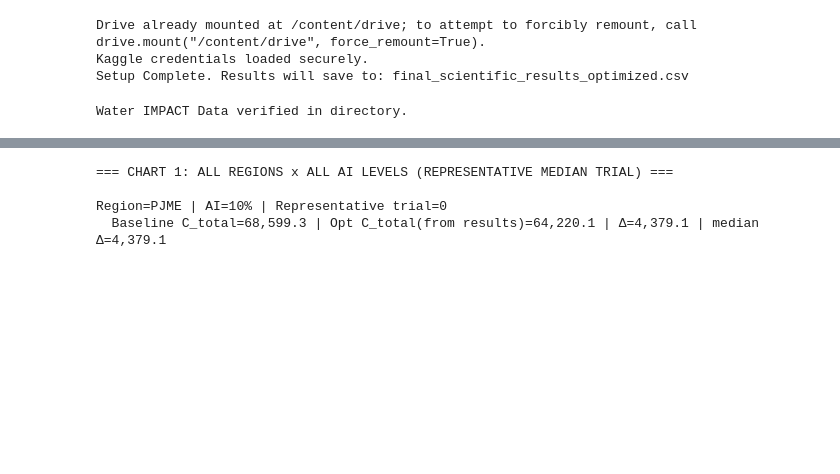
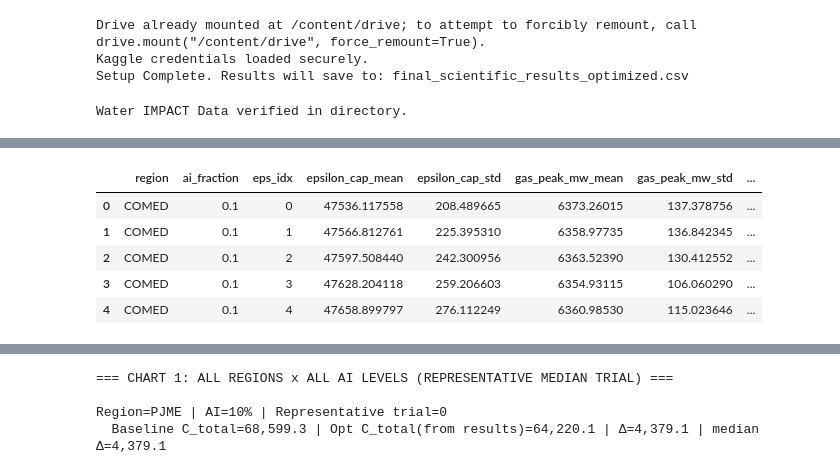
Before and after one commit to revak18/science_fair_2026, a Jupyter notebook: science_fair_2026_test.ipynb, the cells around one changed output, grey strips where cells are left out. Drawn from its saved outputs; the diff is of its cells as text; code cells hidden in the pictures; blank space fills up the shorter version.

```diff
--- a/science_fair_2026_test.ipynb
+++ b/science_fair_2026_test.ipynb
@@ -19,10 +19,10 @@ for d in [BASE_DIR, HOURLY_LOAD_DIR, WATER_IMPACT_DIR]:
     os.makedirs(d, exist_ok=True)
 
 # 2. GLOBAL STUDY PARAMETERS
-REGIONS = ["PJME"]               # Region for study
+REGIONS = ["PJME","COMED"]               # Region for study
 #REGIONS = ["PJME", "COMED", "AEP", "DAYTON", "DOM"]
-AI_LOAD_LEVELS = [0.10]     # High load level to ensure visible impact
-N_TRIALS = 5                     # High trials for statistical robustness
+AI_LOAD_LEVELS = [0.10, 0.20, 0.30]     # High load level to ensure visible impact
+N_TRIALS = 2                     # High trials for statistical robustness
 HORIZON_HOURS = 48               # 48h window for job flexibility
 PLANT_SIZE_MW = 500.0            # Benchmark for "Plants Saved" metric
 DROUGHT_FACTOR = 1.0             # 1.0 = Normal, 1.2+ = Drought
@@ -727,0 +1079,36 @@ Success! Scientific results saved to: final_scientific_results_optimized.csv
+# %%
+out.groupby(["region","ai_fraction","eps_idx"]).size().head(20)
+summary = (out.groupby(["region","ai_fraction","eps_idx"])
+  .agg(
+    epsilon_cap_mean=("epsilon_water_cap","mean"),
+    epsilon_cap_std =("epsilon_water_cap","std"),
+
+    # MILP outcomes (absolute)
+    gas_peak_mw_mean=("gas_peak_mw","mean"),
+    gas_peak_mw_std =("gas_peak_mw","std"),
+    water_peak_m3h_mean=("water_peak_m3h","mean"),
+    water_peak_m3h_std =("water_peak_m3h","std"),
+
+    # baselines (absolute)
+    gas_no_flex_mw_mean=("gas_no_flex_mw","mean"),
+    water_no_flex_m3h_mean=("water_no_flex_m3h","mean"),
+    gas_random_mw_mean=("gas_random_mw","mean"),
+    water_random_m3h_mean=("water_random_m3h","mean"),
+
+    # improvements (%)
+    gas_improve_vs_noflex_mean=("gas_improve_pct_vs_noflex","mean"),
+    gas_improve_vs_noflex_std =("gas_improve_pct_vs_noflex","std"),
+    water_improve_vs_noflex_mean=("water_improve_pct_vs_noflex","mean"),
+    water_improve_vs_noflex_std =("water_improve_pct_vs_noflex","std"),
+  )
+  .reset_index()
+)
+# %%
+summary.head()
+# %% [output]
+|  | region | ai_fraction | eps_idx | epsilon_cap_mean | epsilon_cap_std | gas_peak_mw_mean | gas_peak_mw_std | ... |
+| 0 | COMED | 0.1 | 0 | 47536.117558 | 208.489665 | 6373.26015 | 137.378756 | ... |
+| 1 | COMED | 0.1 | 1 | 47566.812761 | 225.395310 | 6358.97735 | 136.842345 | ... |
+| 2 | COMED | 0.1 | 2 | 47597.508440 | 242.300956 | 6363.52390 | 130.412552 | ... |
+| 3 | COMED | 0.1 | 3 | 47628.204118 | 259.206603 | 6354.93115 | 106.060290 | ... |
+| 4 | COMED | 0.1 | 4 | 47658.899797 | 276.112249 | 6360.98530 | 115.023646 | ... |
```
Also changed, not shown: parts of 15 cells of this notebook.
